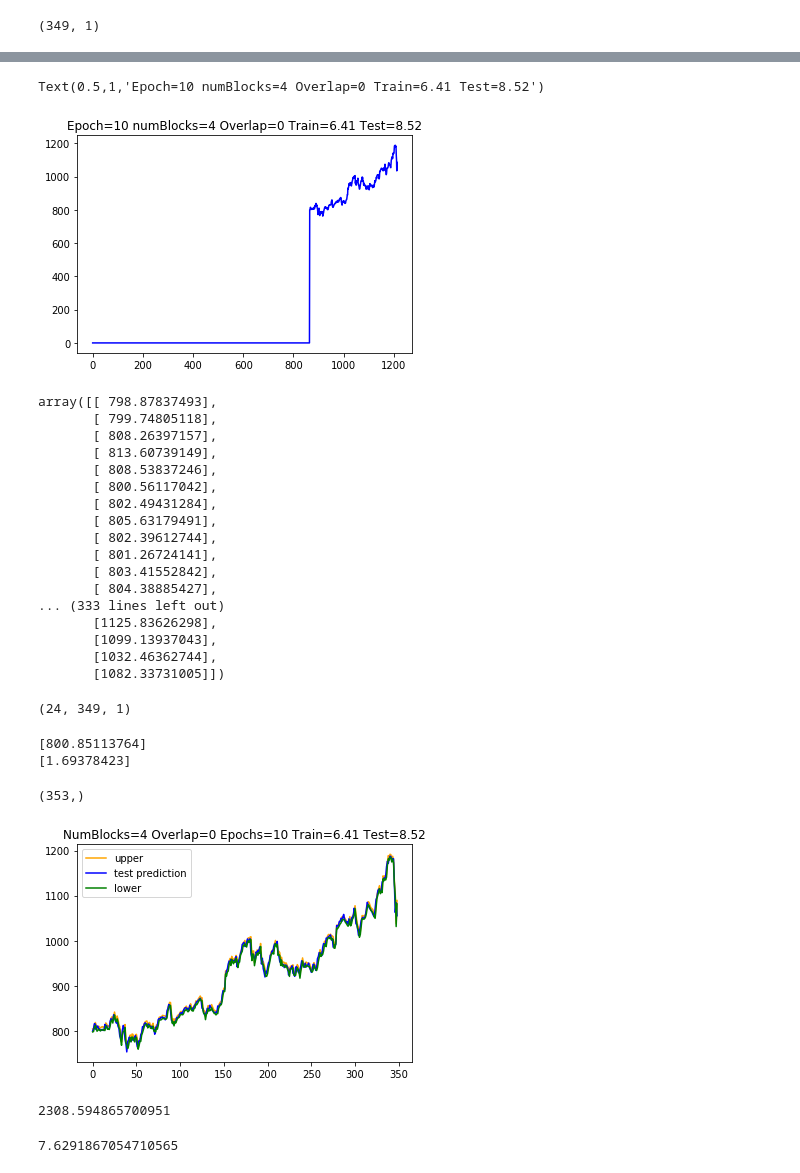
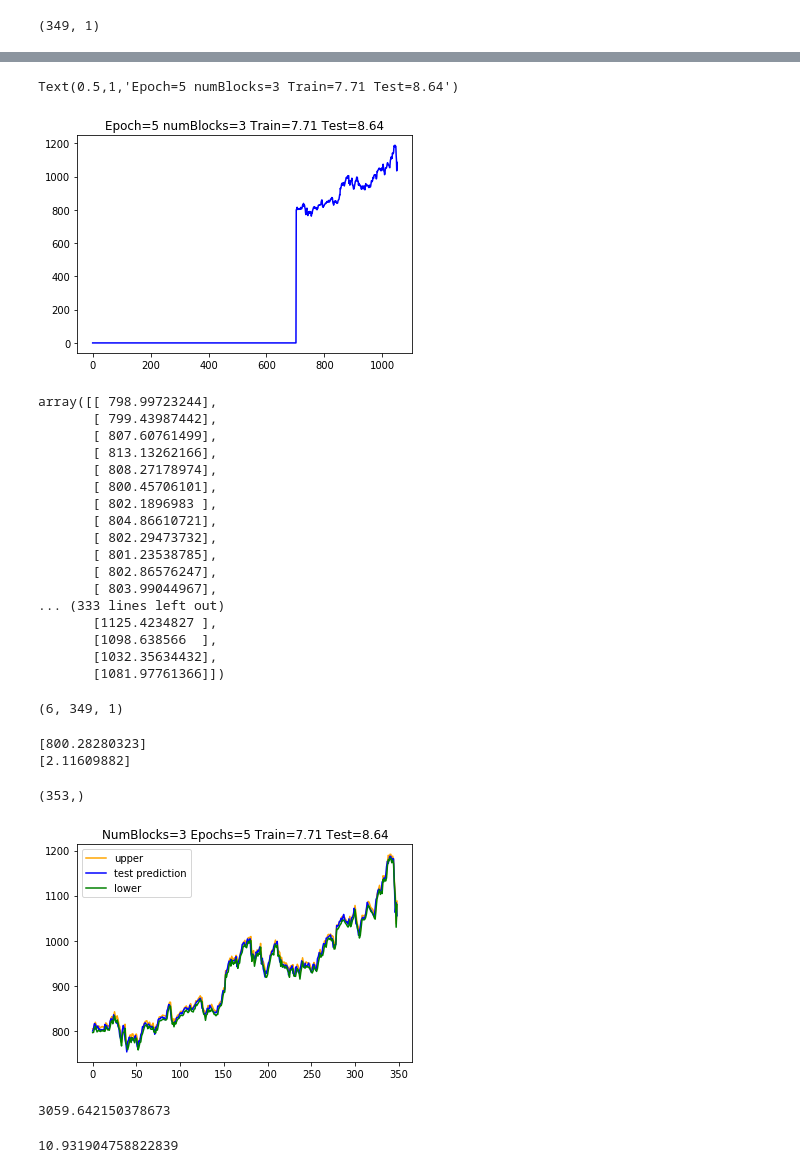
Before and after one commit to deepakgouda/StockPricePrediction, a Jupyter notebook: StationaryBootstrap.ipynb, the cells around one changed output, grey strips where cells are left out. Cells and saved outputs as stored; diff of their text form; code cells hidden in the pictures.

Commit message:
Added 3_5 plots and models

```diff
--- a/StationaryBootstrap.ipynb
+++ b/StationaryBootstrap.ipynb
@@ -148,7 +127,7 @@ print(train[:5])
  [0.44644525]
  [0.47670012]]
 # %%
-numBlocks = 4
+numBlocks = 3
 # %%
 randint(1, len(data), size=(len(data), 1))
 geometric(0.0027, size=(numBlocks, 1))
@@ -192,7 +170,7 @@ totalCount = factorial(numBlocks)
 for perm in permutations:
     print("Count = %d/%d" % (count, totalCount))
     count += 1
-    trainResample = block_resample(train, blockSize)
+    trainResample = block_resample(train, numBlocks)
 #     print(len(trainResample))
     suffix = "B"
     trainSet = np.array(arrange_data(trainResample, perm))
@@ -224,10 +202,10 @@ for perm in permutations:
 #     testX = np.reshape(testX, (testX.shape[0], 3, 1))
 
     units = 100
-    drop = 0.2
-    epoch = 10
+    drop = 0.0
+    epoch = 5
 
-#     model = load_model("./Models/StationaryBootstrap/"+str(numBlocks)+"_"+str(epoch)+"_"+suffix+".h5")
+#     model = load_model("./Models/StationaryBootstrap/"+str(numBlocks)+"_"+str(epoch)+"_"+str(100*drop)+"_"+suffix+".h5")
 
     model = Sequential()
     model.add(LSTM(units, input_shape=(lookBack, 1)))
@@ -298,43 +276,43 @@ testPlot[:, :] = 0
 testPlot = np.vstack((testPlot, rawPrice))
 testplot = scaler.inverse_transform(testPlot)
 plt.plot(testPlot[:,col], color = 'blue')
-plt.title('Epoch=%d numBlocks=%d Overlap=%d Train=%.2f Test=%.2f' % (epoch, numBlocks, overlap, trainScore, testScore))
+plt.title('Epoch=%d numBlocks=%d Train=%.2f Test=%.2f' % (epoch, numBlocks, trainScore, testScore))
 # %% [output]
-Text(0.5,1,'Epoch=10 numBlocks=4 Overlap=0 Train=6.41 Test=8.52')
+Text(0.5,1,'Epoch=5 numBlocks=3 Train=7.71 Test=8.64')
-[figure, old version]
+[figure, new version]
 # %%
-rawprice+testPredict
+rawPrice+testPredict
 # %% [output]
-array([[ 798.87837493],
-       [ 799.74805118],
-       [ 808.26397157],
-       [ 813.60739149],
-       [ 808.53837246],
-       [ 800.56117042],
-       [ 802.49431284],
-       [ 805.63179491],
-       [ 802.39612744],
-       [ 801.26724141],
-       [ 803.41552842],
-       [ 804.38885427],
+array([[ 798.99723244],
+       [ 799.43987442],
+       [ 807.60761499],
+       [ 813.13262166],
+       [ 808.27178974],
+       [ 800.45706101],
+       [ 802.1896983 ],
+       [ 804.86610721],
+       [ 802.29473732],
+       [ 801.23538785],
+       [ 802.86576247],
+       [ 803.99044967],
 ... (333 lines left out)
-       [1125.83626298],
-       [1099.13937043],
-       [1032.46362744],
-       [1082.33731005]])
+       [1125.4234827 ],
+       [1098.638566  ],
+       [1032.35634432],
+       [1081.97761366]])
 # %%
 testBand = np.array(testBand)
 testBand = np.reshape(testBand, (testBand.shape))
 # %%
 testBand.shape
 # %% [output]
-(24, 349, 1)
+(6, 349, 1)
 # %%
 print(np.mean(testBand[:,0,:], axis = 0))
 print(np.std(testBand[:,0,:], axis = 0))
 # %% [output]
-[800.85113764]
-[1.69378423]
+[800.28280323]
+[2.11609882]
 # %%
 z_alpha = 1.96
 n = factorial(numBlocks)
@@ -358,38 +336,38 @@ for i in range(testBand.shape[1]):
 # %%
 col = 0
 offset = len(trainPredict)+(lookBack*2)+2
 lower = []
 upper = []
 
 # Get upper and lower bounds
 for i in range(len(confInterval)):
     lower.append(confInterval[i][0][0])
     upper.append(confInterval[i][1][0])
 
 # XLower = np.array(range(offset+1, offset+1+testBand.shape[1]))
 # XUpper = np.array(range(offset+1, offset+1+testBand.shape[1]))
 # plt.plot(XLower, lower)
 # plt.plot(XUpper, upper)
 plt.plot(upper, color='orange', label='upper')
 plt.plot(rawPrice+scaler.inverse_transform(test)[4:], color = 'blue', label='test prediction')
 plt.plot(lower, color='green', label='lower')
 plt.legend(loc='upper left')
-plt.title('NumBlocks=%d Overlap=%d Epochs=%d Train=%.2f Test=%.2f' % (numBlocks, overlap, epoch, trainScore, testScore))
-plt.savefig("./Plots/StationaryBootstrap/"+str(numBlocks)+"_"+str(overlap)+"_"+str(epoch)+"_"+suffix+".png")
+plt.title('NumBlocks=%d Epochs=%d Train=%.2f Test=%.2f' % (numBlocks, epoch, trainScore, testScore))
+plt.savefig("./Plots/StationaryBootstrap/"+str(numBlocks)+"_"+"_"+str(epoch)+"_"+str(100*drop)+"_"+suffix+".png")
 plt.show()
 # %% [output]
-[figure, old version]
+[figure, new version]
 # %%
 # Sum of the lengths of the confidence intervals at each time point.
 sumIntervals = np.sum(abs(np.array(upper) - np.array(lower)))
 # %%
 sumIntervals
 # %% [output]
-2308.594865700951
+3059.642150378673
 # %%
 # Length of maximum interval
 maxInterval = np.max(np.array(upper) - np.array(lower))
 # %%
 maxInterval
 # %% [output]
-7.6291867054710565
+10.931904758822839
```
Also changed, not shown: parts of 7 cells of this notebook, 20 other files.
